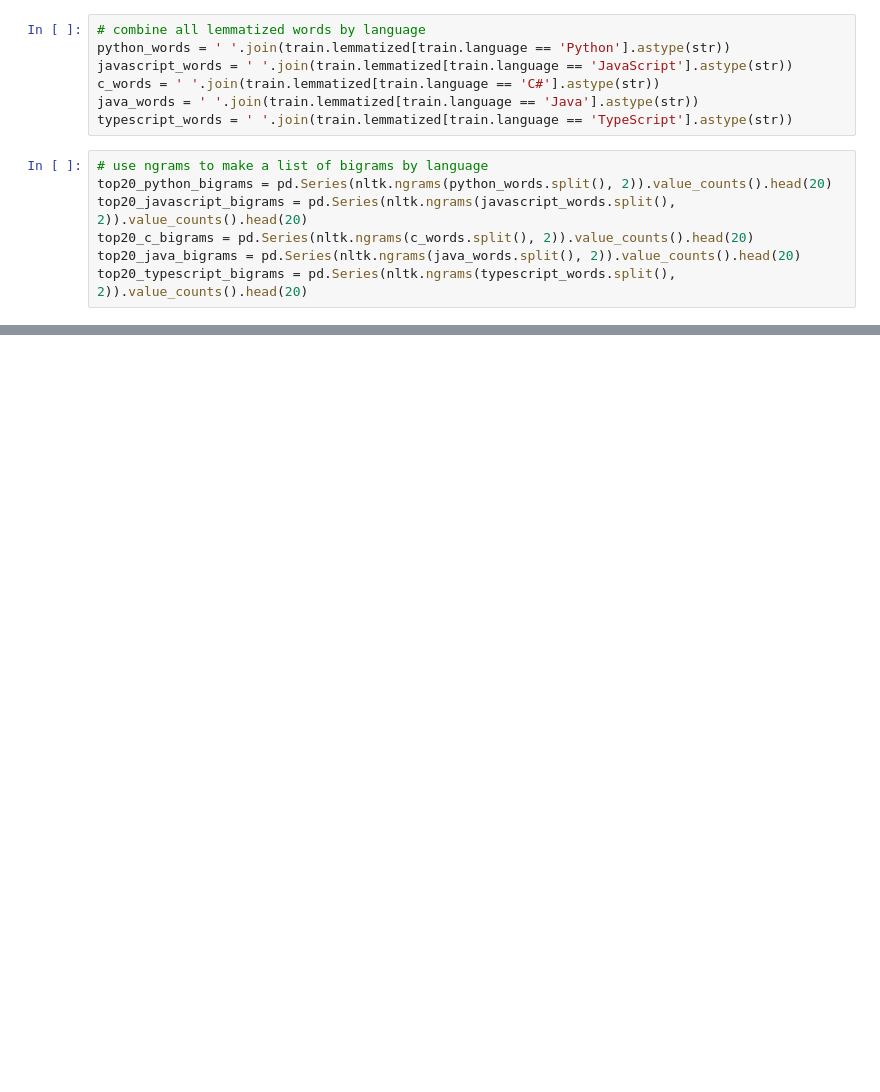
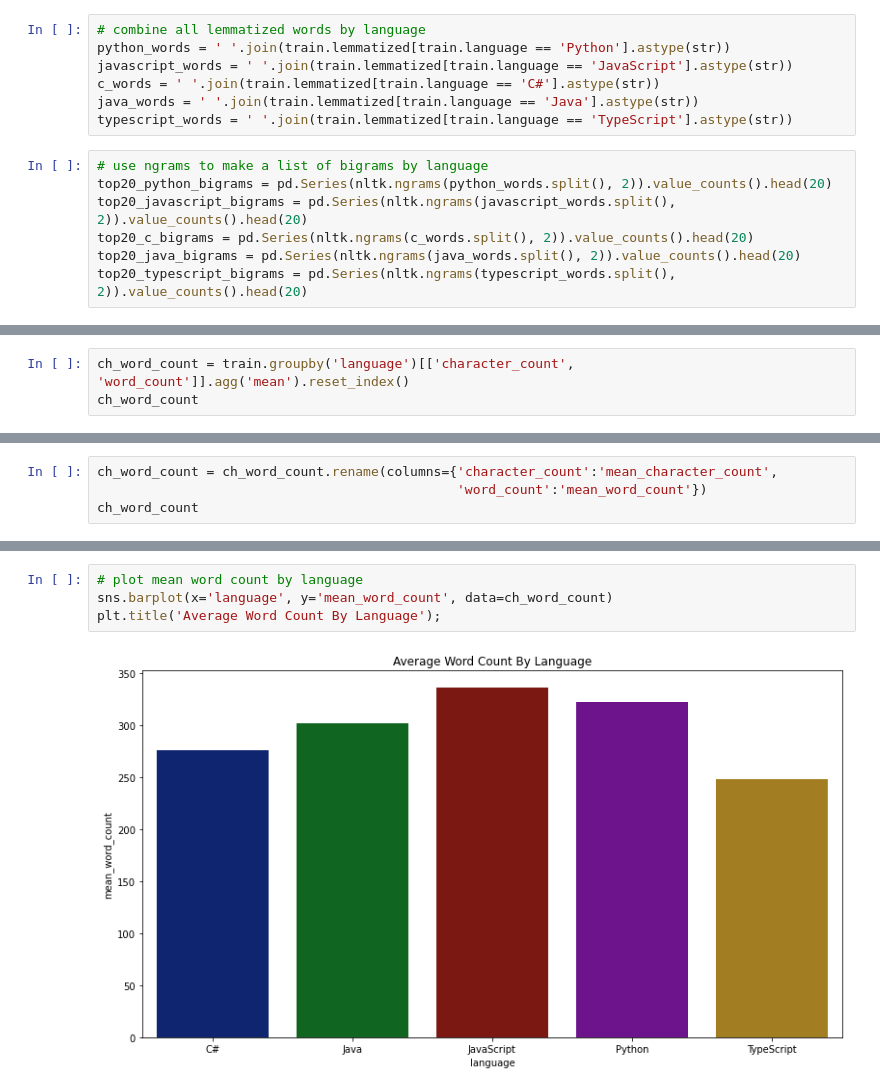
Before and after one commit to NLP-Project-Hopper2/NLP-Project-Hopper2, a Jupyter notebook: lori_notebook.ipynb, the cells around one changed output, grey strips where cells are left out. Drawn from its saved outputs; the diff is of its cells as text; blank space fills up the shorter version.

```diff
--- a/lori_notebook.ipynb
+++ b/lori_notebook.ipynb
@@ -262,0 +324,3 @@ b.columns.get_level_values(1)
+# %%
+ch_word_count = train.groupby('language')[['character_count', 'word_count']].agg('mean').reset_index()
+ch_word_count
@@ -262,0 +334,4 @@ b.columns.get_level_values(1)
+# %%
+ch_word_count = ch_word_count.rename(columns={'character_count':'mean_character_count',
+                                              'word_count':'mean_word_count'})
+ch_word_count
@@ -262,0 +345,6 @@ b.columns.get_level_values(1)
+# %%
+# plot mean word count by language
+sns.barplot(x='language', y='mean_word_count', data=ch_word_count)
+plt.title('Average Word Count By Language');
+# %% [output]
+[figure, added]
```
Also changed, not shown: parts of 41 cells of this notebook.
